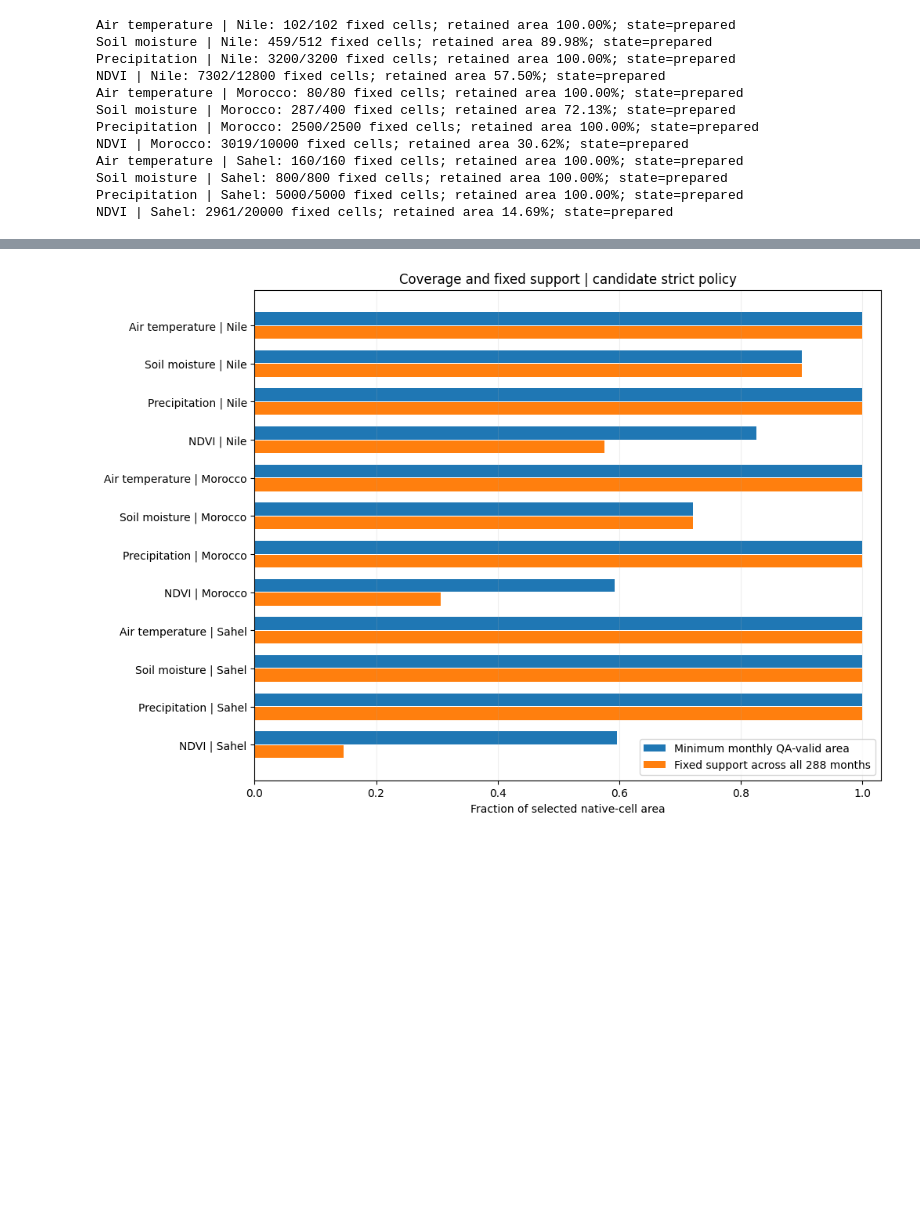
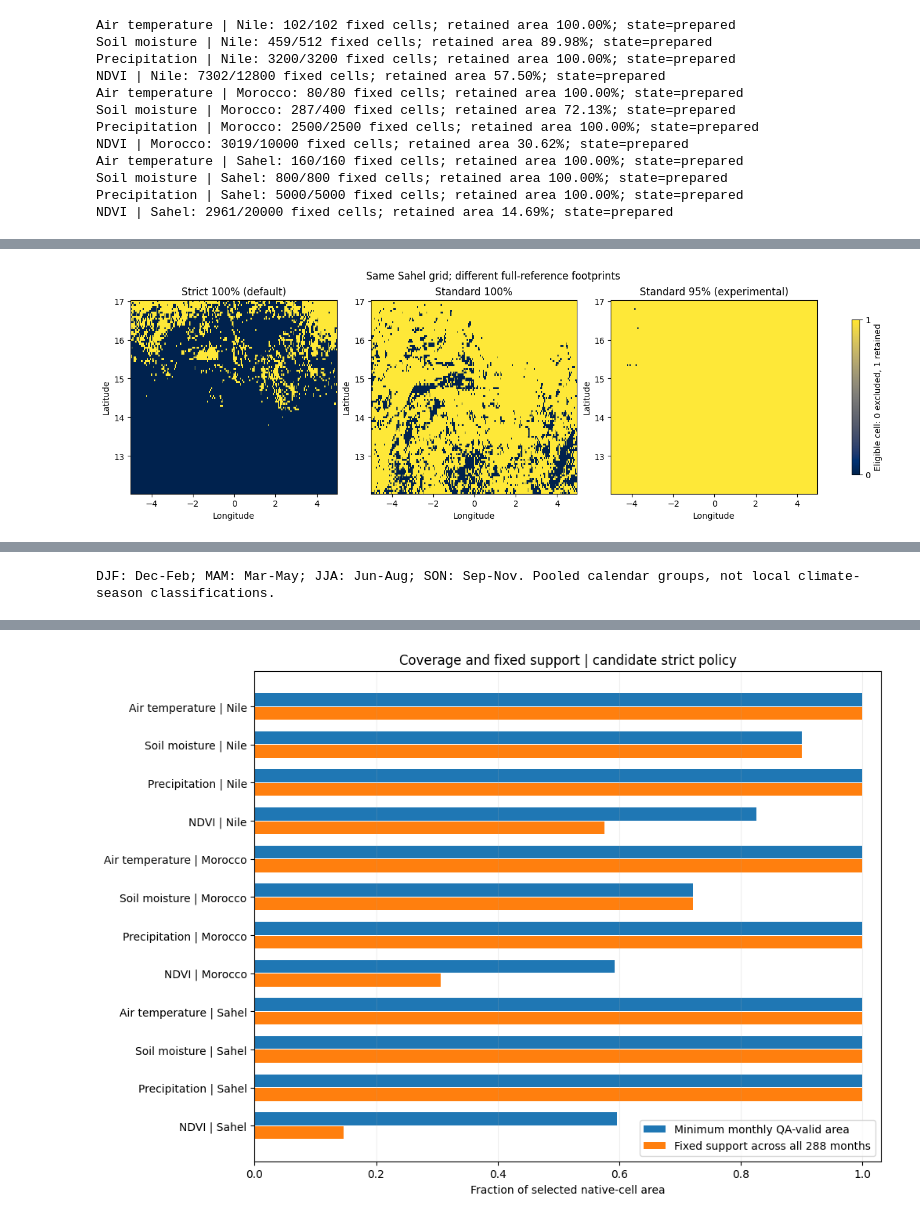
Before and after one commit to AdhamAl-Rifaie/nasa_planet, a Jupyter notebook: packages/science/notebooks/02_preprocessing.ipynb, the cells around one changed output, grey strips where cells are left out. Cells and saved outputs as stored; diff of their text form; code cells hidden in the pictures; blank space fills up the shorter version.

```diff
--- a/packages/science/notebooks/02_preprocessing.ipynb
+++ b/packages/science/notebooks/02_preprocessing.ipynb
@@ -45,0 +206,21 @@ NDVI | Sahel: 2961/20000 fixed cells; retained area 14.69%; state=prepared
+# %%
+sahel_fig, sahel_axes = plt.subplots(1, 3, figsize=(13, 4.2), layout="constrained")
+for sahel_ax, (sahel_key, sahel_ds) in zip(sahel_axes, sahel_cases.items()):
+    sahel_image = sahel_ax.pcolormesh(sahel_ds.lon, sahel_ds.lat, sahel_ds.eligible, cmap="cividis", vmin=0, vmax=1, shading="auto")
+    sahel_ax.set(title=sahel_specs[sahel_key]["label"], xlabel="Longitude", ylabel="Latitude")
+sahel_fig.colorbar(sahel_image, ax=sahel_axes.tolist(), ticks=[0, 1], label="Eligible cell: 0 excluded, 1 retained", shrink=.8)
+sahel_fig.suptitle("Same Sahel grid; different full-reference footprints")
+sahel_fig.savefig(sahel_display_output / "three_output_footprints.png", dpi=140)
+display(sahel_fig)
+plt.close(sahel_fig)
+
+sahel_season_rows = []
+for sahel_key in sahel_cases:
+    sahel_season_rows.append({"Output": sahel_specs[sahel_key]["label"], **{
+        f"{season} missing eligible area-time %": sahel_metrics["cases"][sahel_key]["missingness"]["season"][season]["missing_area_time_fraction"] * 100
+        for season in SEASONS
+    }})
+sahel_show_table(pd.DataFrame(sahel_season_rows))
+print("DJF: Dec-Feb; MAM: Mar-May; JJA: Jun-Aug; SON: Sep-Nov. Pooled calendar groups, not local climate-season classifications.")
+# %% [output]
+[figure, added]
@@ -45,0 +231 @@ NDVI | Sahel: 2961/20000 fixed cells; retained area 14.69%; state=prepared
+DJF: Dec-Feb; MAM: Mar-May; JJA: Jun-Aug; SON: Sep-Nov. Pooled calendar groups, not local climate-season classifications.
```
Also changed, not shown: parts of 13 cells of this notebook, 3 other files.
